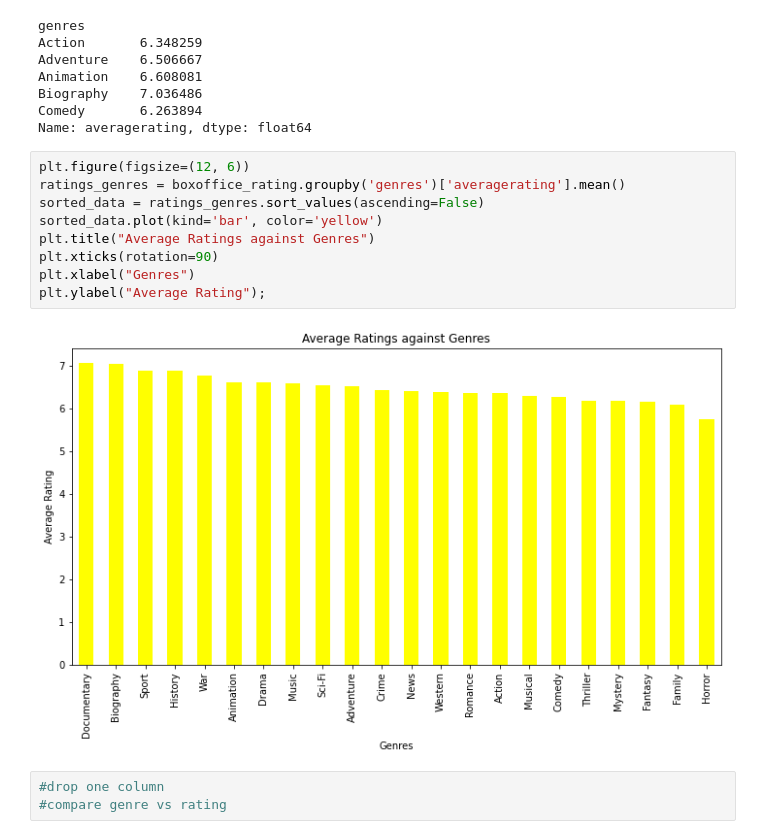
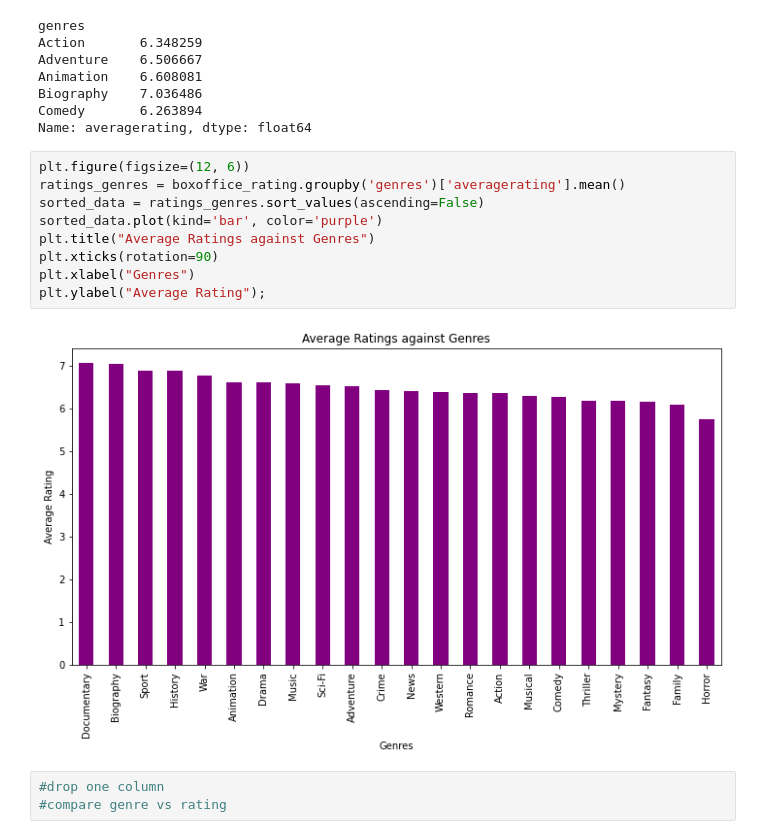
Before and after one commit to Ms-Lorrah/dsc-phase-1-project, a Jupyter notebook: student.ipynb, the cells around one changed output. Saved outputs shown, nothing was run; the diff lists cells and outputs as text.

```diff
--- a/student.ipynb
+++ b/student.ipynb
@@ -344,14 +342,14 @@ Name: averagerating, dtype: float64
 # %%
 plt.figure(figsize=(12, 6))
 ratings_genres = boxoffice_rating.groupby('genres')['averagerating'].mean()
 sorted_data = ratings_genres.sort_values(ascending=False)
-sorted_data.plot(kind='bar', color='yellow')
+sorted_data.plot(kind='bar', color='purple')
 plt.title("Average Ratings against Genres")
 plt.xticks(rotation=90)
 plt.xlabel("Genres")
 plt.ylabel("Average Rating");
 # %% [output]
-[figure, old version]
+[figure, new version]
 # %%
 #drop one column
 #compare genre vs rating
```
Also changed, not shown: parts of 7 cells of this notebook.
